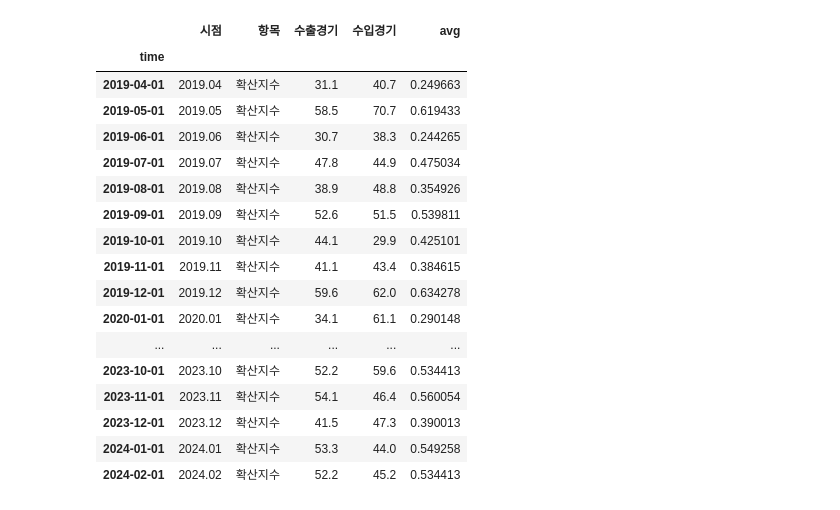
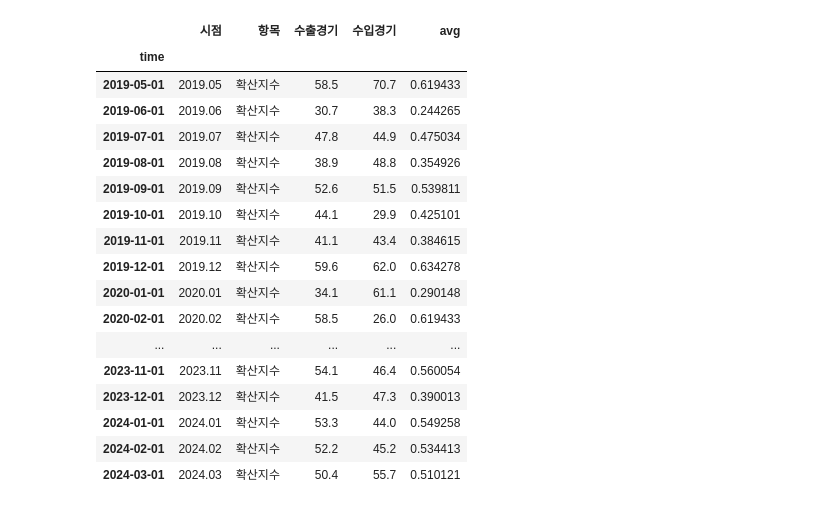
Before and after one commit to birdblues/exchageRate, a Jupyter notebook: Economic_Indicators/일평균수출액.ipynb, the cells around one changed output. Saved outputs shown, nothing was run; the diff lists cells and outputs as text; code cells hidden in the pictures.

```diff
--- a/Economic_Indicators/일평균수출액.ipynb
+++ b/Economic_Indicators/일평균수출액.ipynb
@@ -12,7 +12,7 @@ def calculate_days(date_range):
     end_date = datetime.strptime(end_date, "%d")
     return (end_date - start_date).days + 1
 
-data = pd.read_csv("export_20240411.csv", dtype={'연': str, '월': str, '일': str})
+data = pd.read_csv("export_20240514.csv", dtype={'연': str, '월': str, '일': str})
 data['time'] = data['연'] + '-' + data['월']
 
 # 'days' 컬럼 추가
@@ -100,15 +100,14 @@ semi
 61 rows × 10 columns
 # %%
-data2 = pd.read_csv("index20240415.csv" , dtype={'시점': str})
+data2 = pd.read_csv("index20240510.csv" , dtype={'시점': str})
 data2['time'] = pd.to_datetime(data2['시점'], format='%Y.%m')
 data2 = data2.set_index('time')
 data2['avg'] = scaler.fit_transform(data2[['수출경기']])
 data2 = data2.loc[data.index[0]:]
 data2
 # %% [output]
 |  | 시점 | 항목 | 수출경기 | 수입경기 | avg |
 | time |  |  |  |  |  |
-| 2019-04-01 | 2019.04 | 확산지수 | 31.1 | 40.7 | 0.249663 |
 | 2019-05-01 | 2019.05 | 확산지수 | 58.5 | 70.7 | 0.619433 |
 | 2019-06-01 | 2019.06 | 확산지수 | 30.7 | 38.3 | 0.244265 |
 | 2019-07-01 | 2019.07 | 확산지수 | 47.8 | 44.9 | 0.475034 |
@@ -118,12 +117,13 @@ data2
 | 2019-11-01 | 2019.11 | 확산지수 | 41.1 | 43.4 | 0.384615 |
 | 2019-12-01 | 2019.12 | 확산지수 | 59.6 | 62.0 | 0.634278 |
 | 2020-01-01 | 2020.01 | 확산지수 | 34.1 | 61.1 | 0.290148 |
+| 2020-02-01 | 2020.02 | 확산지수 | 58.5 | 26.0 | 0.619433 |
 | ... | ... | ... | ... | ... | ... |
-| 2023-10-01 | 2023.10 | 확산지수 | 52.2 | 59.6 | 0.534413 |
 | 2023-11-01 | 2023.11 | 확산지수 | 54.1 | 46.4 | 0.560054 |
 | 2023-12-01 | 2023.12 | 확산지수 | 41.5 | 47.3 | 0.390013 |
 | 2024-01-01 | 2024.01 | 확산지수 | 53.3 | 44.0 | 0.549258 |
 | 2024-02-01 | 2024.02 | 확산지수 | 52.2 | 45.2 | 0.534413 |
+| 2024-03-01 | 2024.03 | 확산지수 | 50.4 | 55.7 | 0.510121 |
 # %%
 import yfinance as yf
 
```
Also changed, not shown: parts of 5 cells of this notebook, 4 other files.
